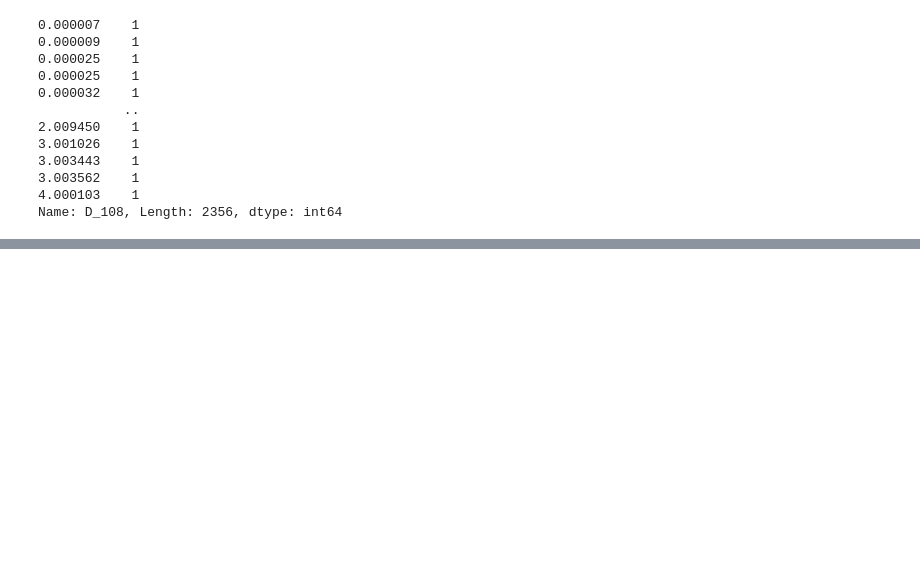
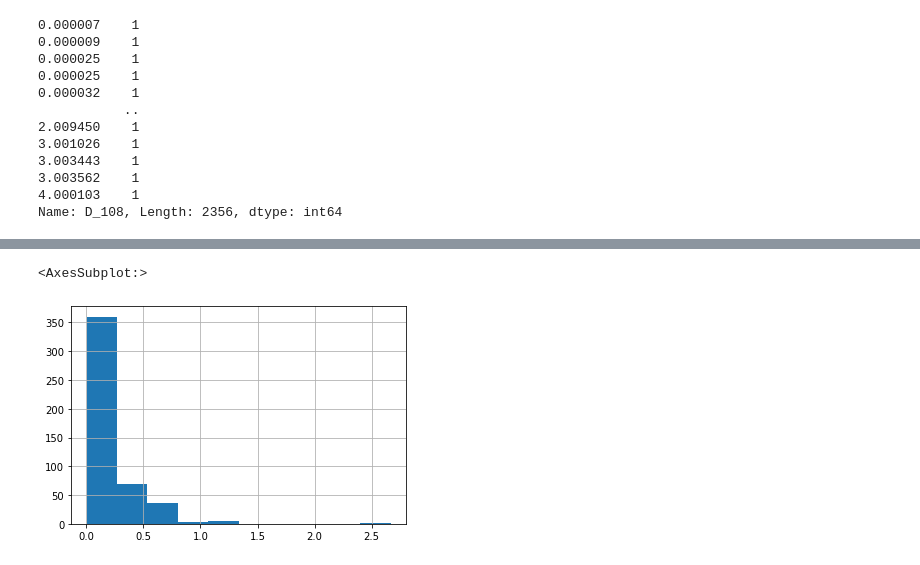
Before and after one commit to We-Need-More-RAM/amex_default_prediction, a Jupyter notebook: notebooks/ryan/2.0_checking_out_the_data.ipynb, the cells around one changed output, grey strips where cells are left out. Cells and saved outputs as stored; diff of their text form; code cells hidden in the pictures; blank space fills up the shorter version.

```diff
--- a/notebooks/ryan/2.0_checking_out_the_data.ipynb
+++ b/notebooks/ryan/2.0_checking_out_the_data.ipynb
@@ -223,0 +295,5 @@ Name: D_108, Length: 2356, dtype: int64
+# %%
+for column in cat_columns:
+    print('---' + column + '---')
+    print(X_df[column].value_counts())
+    print()
@@ -223,0 +320,16 @@ Name: D_108, Length: 2356, dtype: int64
+# %%
+for column in cat_columns:
+
+    if pd.api.types.is_numeric_dtype(X_df[column]):
+
+        impute_value = X_df[column].value_counts().index.max() + 1
+
+        X_df[column] = X_df[column].fillna(impute_value)
+
+    else:
+
+        impute_value = 'Unknown'
+
+        X_df[column] = X_df[column].fillna(impute_value)
+
+X_df
@@ -223,0 +396,2 @@ Name: D_108, Length: 2356, dtype: int64
+# %%
+X_df['is_na_D_87'] = X_df.D_87.isna()
@@ -223,0 +480,5 @@ Name: D_108, Length: 2356, dtype: int64
+# %%
+X_df.D_88.hist()
+# %% [output]
+<AxesSubplot:>
+[figure, added]
```
Also changed, not shown: parts of 41 cells of this notebook.
